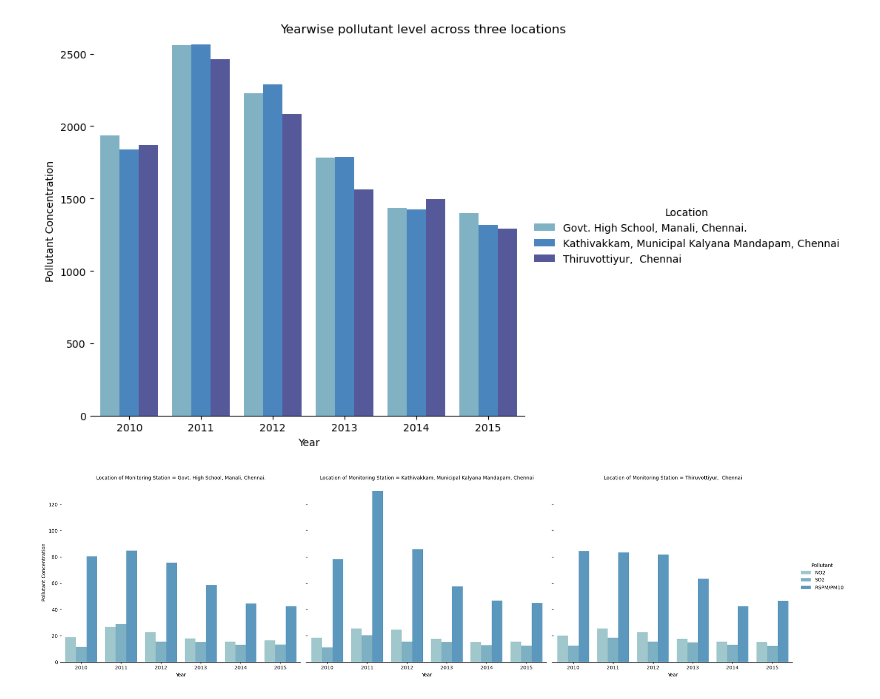
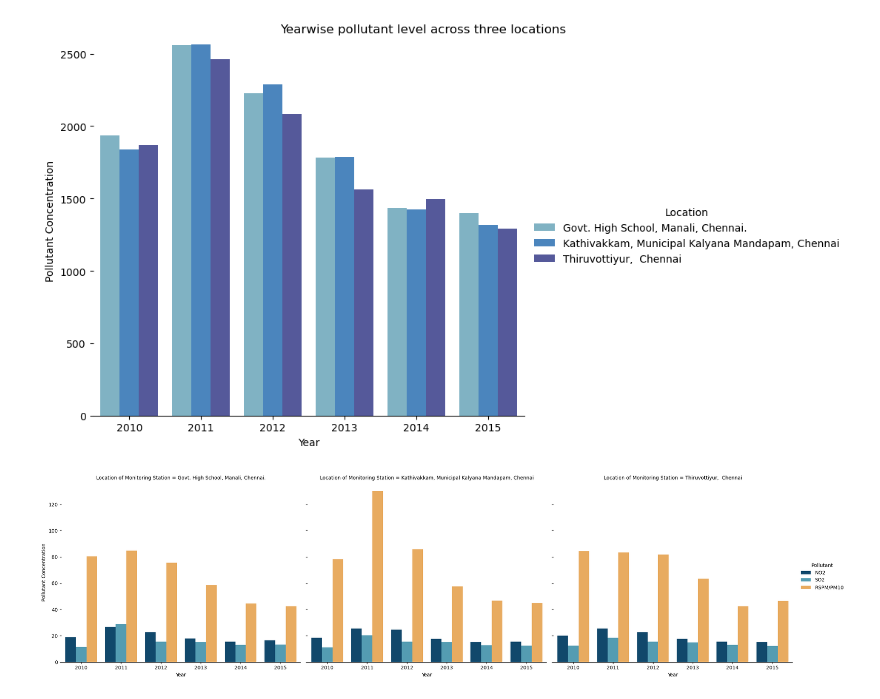
Before and after one commit to dnezan/air-quality-forecasting-azureAutoML, a Jupyter notebook: graphing.ipynb, the cells around one changed output. Cells and saved outputs as stored; diff of their text form; code cells hidden in the pictures.

Commit message:
Update visualisations

```diff
--- a/graphing.ipynb
+++ b/graphing.ipynb
@@ -238,31 +289,34 @@ plt.show()
 # %%
 import pandas as pd
 import matplotlib.pyplot as plt
 import seaborn as sns
 
 # Load the CSV file into a pandas DataFrame
 df = pd.read_csv("sorted_data.csv")
 
 # Convert the "Sampling Date" column to datetime format and extract the year as a separate column
 df["Sampling Date"] = pd.to_datetime(df["Sampling Date"])
 df["Year"] = df["Sampling Date"].dt.year
 
 # Group the DataFrame by year and location, and calculate the concentration of each pollutant
 df_grouped = df.groupby(["Year", "Location of Monitoring Station"])[["NO2", "SO2", "RSPM/PM10"]].mean().reset_index()
 
 # Melt the DataFrame to convert the pollutants into a single column
 df_melt = pd.melt(df_grouped, id_vars=["Year", "Location of Monitoring Station"], var_name="NO2", value_name="Concentration")
 
 # Set the color palette
-colors = sns.color_palette("icefire", len(df_grouped["NO2"].unique()))
+
+palette = ["#024b7a","#44a5c2", "#ffae49"]
+
+colors = sns.color_palette(palette, len(df_grouped["NO2"].unique()))
 
 # Plot the stacked bar chart with pollutant as hue
 g = sns.catplot(data=df_melt, x="Year", y="Concentration", hue="NO2", col="Location of Monitoring Station", kind="bar", height=6, aspect=1.2, palette=colors)
 g.despine(left=True)
 g.set_axis_labels("Year", "Pollutant Concentration")
 g.legend.set_title("Pollutant")
 #g.fig.suptitle("Yearwise pollutant concentration across three locations")
 
 plt.show()
 # %% [output]
-[figure, old version]
+[figure, new version]
```
Also changed, not shown: parts of 11 cells of this notebook, 5 other files.
